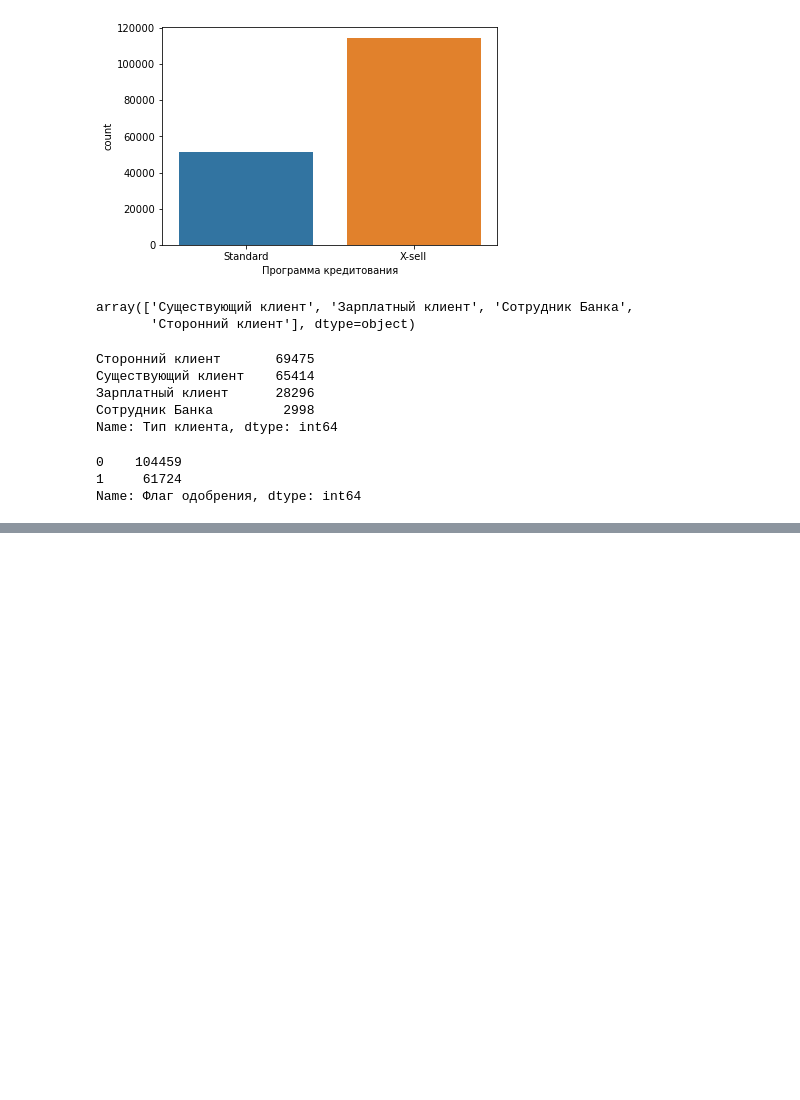
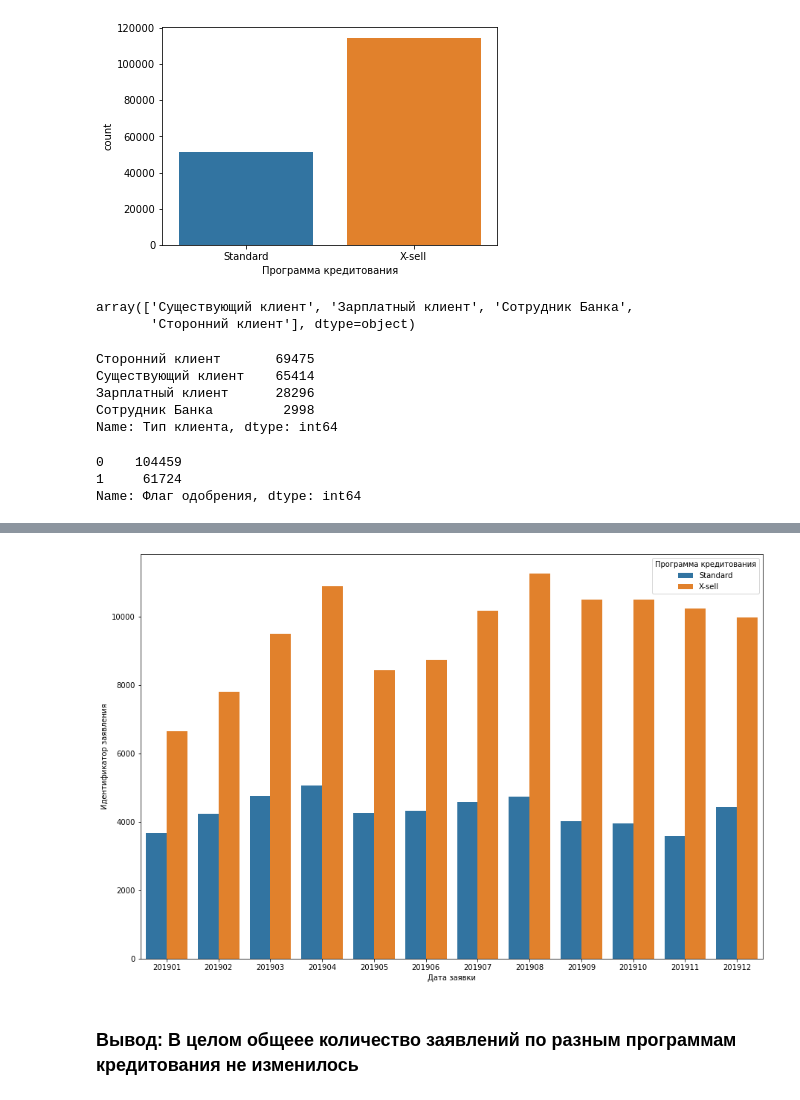
Before and after one commit to ValeriyaShinkarenko/-, a Jupyter notebook: Решение заданий стажировки.ipynb, the cells around one changed output, grey strips where cells are left out. Saved outputs shown, nothing was run; the diff lists cells and outputs as text; code cells hidden in the pictures; blank space fills up the shorter version.

```diff
--- a/Решение заданий стажировки.ipynb
+++ b/Решение заданий стажировки.ipynb
@@ -116,0 +199,4 @@ sns.countplot(x='Тип клиента', hue='Программа кредито
+# %%
+# Рассмотрим распределение заявок на кредит по разным программам кредитования
+df_5= df.groupby(['Дата заявки', 'Программа кредитования'])\
+.agg({'Идентификатор заявления':'count'}).reset_index()
@@ -116,0 +212,9 @@ sns.countplot(x='Тип клиента', hue='Программа кредито
+# %%
+plt.figure(figsize=(15,10))
+sns.barplot(x='Дата заявки', y='Идентификатор заявления', data= df_5, hue='Программа кредитования')
+plt.ylabel = 'Количество завялений'
+plt.show()
+# %% [output]
+[figure, added]
+# %% [markdown]
+### Вывод: В целом общеее количество заявлений по разным программам кредитования не изменилось
```
Also changed, not shown: parts of 44 cells of this notebook.
